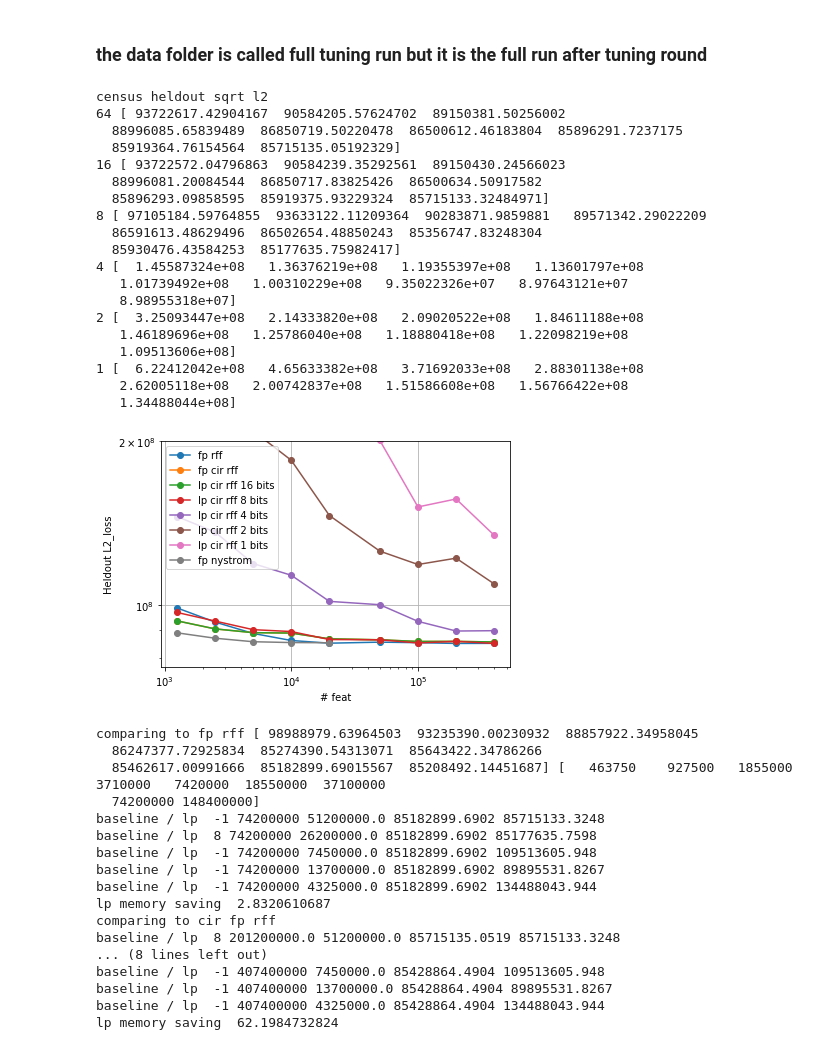
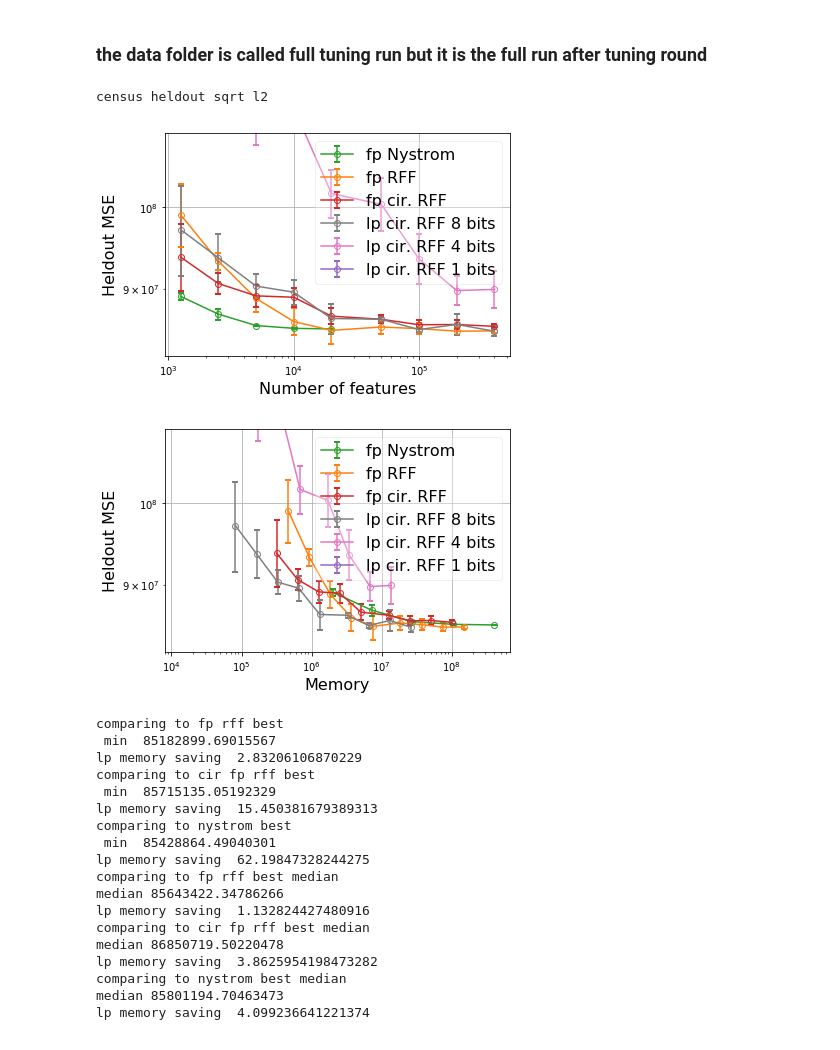
Before and after one commit to JianGoForIt/lp_rffs, a Jupyter notebook: kernel_reg/notebook/lp_rff_large_exp_full_run_memory_plot.ipynb, the cells around one changed output. Drawn from its saved outputs; the diff is of its cells as text; code cells hidden in the pictures.

```diff
--- a/kernel_reg/notebook/lp_rff_large_exp_full_run_memory_plot.ipynb
+++ b/kernel_reg/notebook/lp_rff_large_exp_full_run_memory_plot.ipynb
@@ -13,7 +17,7 @@ from copy import deepcopy
 # %% [markdown]
 ### the data folder is called full tuning run but it is the full run after tuning round
 # %%
-def get_performance_list(n_feat_list, general_folder, folder_pattern, seeds, min_metric_best, performance_file_name, do_median):
+def get_performance_list(n_feat_list, general_folder, folder_pattern, seeds, min_metric_best, performance_file_name, do_median, y_reverse=False):
         metric_list_all = []
         for seed in seeds:
             metric_list = []
@@ -27,10 +31,8 @@ def get_performance_list(n_feat_list, general_folder, folder_pattern, seeds, min
                 metric = get_performance_metric(folder_name, file_name, min_best=min_metric_best)
                 metric_list.append(metric)
             metric_list_all.append(np.array(deepcopy(metric_list) ) )
-        if do_median:
-            metric_list_all = median_results_array(metric_list_all)
-        else:
-            metric_list_all = average_results_array(metric_list_all)
+            if y_reverse:
+                metric_list_all[-1] = 1.0 - metric_list_all[-1]
         return metric_list_all
 # %%
 def get_metric_list(n_feat_list, general_folder, folder_pattern, seeds, min_metric_best, metric_file_name, metric_name, do_median):
@@ -212,56 +286,40 @@ mem_saving_thresh=0.0001
 # %%
 print "census heldout sqrt l2"
 m = 250
 r = 119
 c = 1
 rff_mem_func = lambda n : get_rff_memory_with_model(n, m, r, c)
 nystrom_mem_func = lambda n : get_nystrom_memory_with_model(n, m, r, c)
 cir_rff_mem_func = lambda n, b: get_cir_rff_memory_with_model(n, m, r, b, c)
 general_folder_performance = "/dfs/scratch0/zjian/lp_kernel/nystrom_vs_rff_large_exp/full_tuning_run"
 general_folder_metric = "/dfs/scratch0/zjian/lp_kernel/nystrom_vs_rff_large_exp/full_tuning_run_kernel_approx_error"
 subfolder_pattern = "census_type_unk_l2_reg_0_n_fp_feat_unk_opt_sgd_lr_0.5_seed_unk"
 nystrom_feat_list = [1250, 2500, 5000, 10000, 20000]
 rff_feat_list = [1250, 2500, 5000, 10000, 20000, 50000, 100000, 200000, 400000]
 plot_full_run(rff_feat_list, nystrom_feat_list, general_folder_performance, general_folder_metric, subfolder_pattern, seeds=[1,2,3],
             rff_mem_func=rff_mem_func, nystrom_mem_func=nystrom_mem_func,
             cir_rff_mem_func=cir_rff_mem_func, min_metric_best=True,
-            do_logy_plot=True, do_logx_plot=True, ylim=[None, 2e8],
-            performance_name="L2_loss", mem_saving_thresh=mem_saving_thresh)
+            do_logy_plot=True, do_logx_plot=True, ylim=[8.25e7, 1.1e8],
+            performance_name="MSE", mem_saving_thresh=mem_saving_thresh)
 # %% [output]
 census heldout sqrt l2
-64 [ 93722617.42904167  90584205.57624702  89150381.50256002
-  88996085.65839489  86850719.50220478  86500612.46183804  85896291.7237175
-  85919364.76154564  85715135.05192329]
-16 [ 93722572.04796863  90584239.35292561  89150430.24566023
-  88996081.20084544  86850717.83825426  86500634.50917582
-  85896293.09858595  85919375.93229324  85715133.32484971]
-8 [ 97105184.59764855  93633122.11209364  90283871.9859881   89571342.29022209
-  86591613.48629496  86502654.48850243  85356747.83248304
-  85930476.43584253  85177635.75982417]
-4 [  1.45587324e+08   1.36376219e+08   1.19355397e+08   1.13601797e+08
-   1.01739492e+08   1.00310229e+08   9.35022326e+07   8.97643121e+07
-   8.98955318e+07]
-2 [  3.25093447e+08   2.14333820e+08   2.09020522e+08   1.84611188e+08
-   1.46189696e+08   1.25786040e+08   1.18880418e+08   1.22098219e+08
-   1.09513606e+08]
-1 [  6.22412042e+08   4.65633382e+08   3.71692033e+08   2.88301138e+08
-   2.62005118e+08   2.00742837e+08   1.51586608e+08   1.56766422e+08
-   1.34488044e+08]
-[figure, old version]
+[figure, new version]
+[figure, new version]
-comparing to fp rff [ 98988979.63964503  93235390.00230932  88857922.34958045
-  86247377.72925834  85274390.54313071  85643422.34786266
-  85462617.00991666  85182899.69015567  85208492.14451687] [   463750    927500   1855000   3710000   7420000  18550000  37100000
-  74200000 148400000]
-baseline / lp  -1 74200000 51200000.0 85182899.6902 85715133.3248
-baseline / lp  8 74200000 26200000.0 85182899.6902 85177635.7598
-baseline / lp  -1 74200000 7450000.0 85182899.6902 109513605.948
-baseline / lp  -1 74200000 13700000.0 85182899.6902 89895531.8267
-baseline / lp  -1 74200000 4325000.0 85182899.6902 134488043.944
-lp memory saving  2.8320610687
-comparing to cir fp rff
-baseline / lp  8 201200000.0 51200000.0 85715135.0519 85715133.3248
-... (8 lines left out)
-baseline / lp  -1 407400000 7450000.0 85428864.4904 109513605.948
-baseline / lp  -1 407400000 13700000.0 85428864.4904 89895531.8267
-baseline / lp  -1 407400000 4325000.0 85428864.4904 134488043.944
-lp memory saving  62.1984732824
+comparing to fp rff best
+ min  85182899.69015567
+lp memory saving  2.83206106870229
+comparing to cir fp rff best
+ min  85715135.05192329
+lp memory saving  15.450381679389313
+comparing to nystrom best
+ min  85428864.49040301
+lp memory saving  62.19847328244275
+comparing to fp rff best median
+median 85643422.34786266
+lp memory saving  1.132824427480916
+comparing to cir fp rff best median
+median 86850719.50220478
+lp memory saving  3.8625954198473282
+comparing to nystrom best median
+median 85801194.70463473
+lp memory saving  4.099236641221374
```
Also changed, not shown: parts of 10 cells of this notebook, 4 other files.
